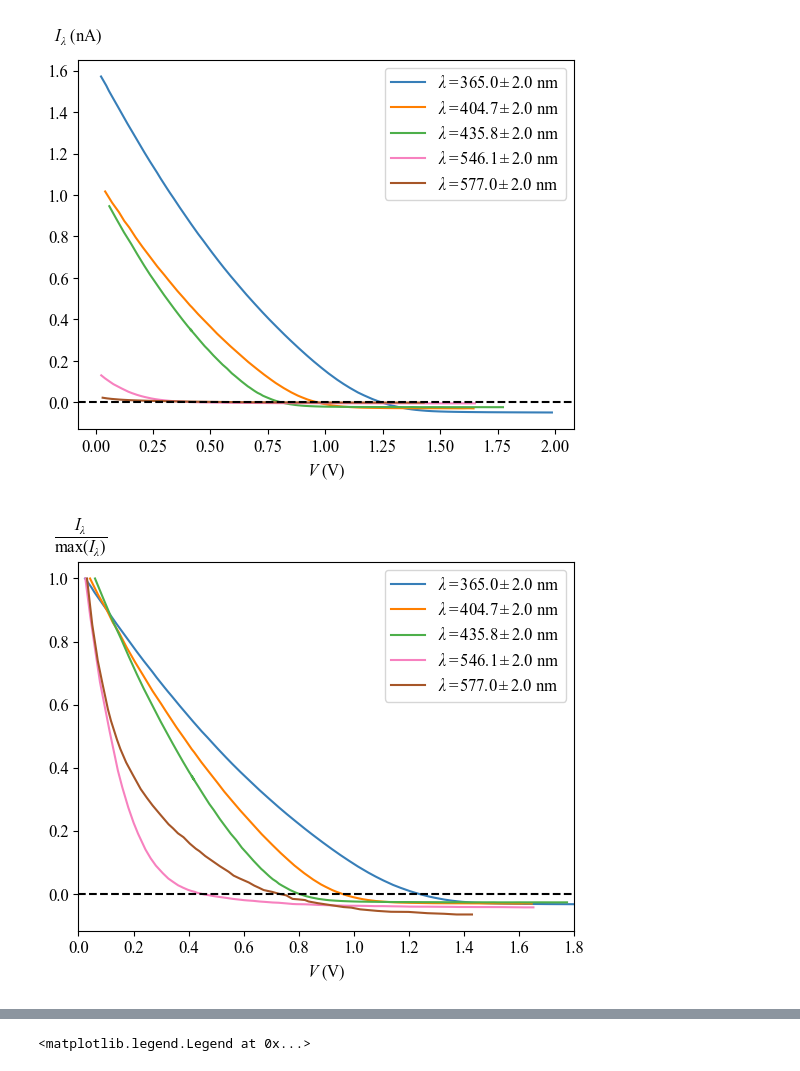
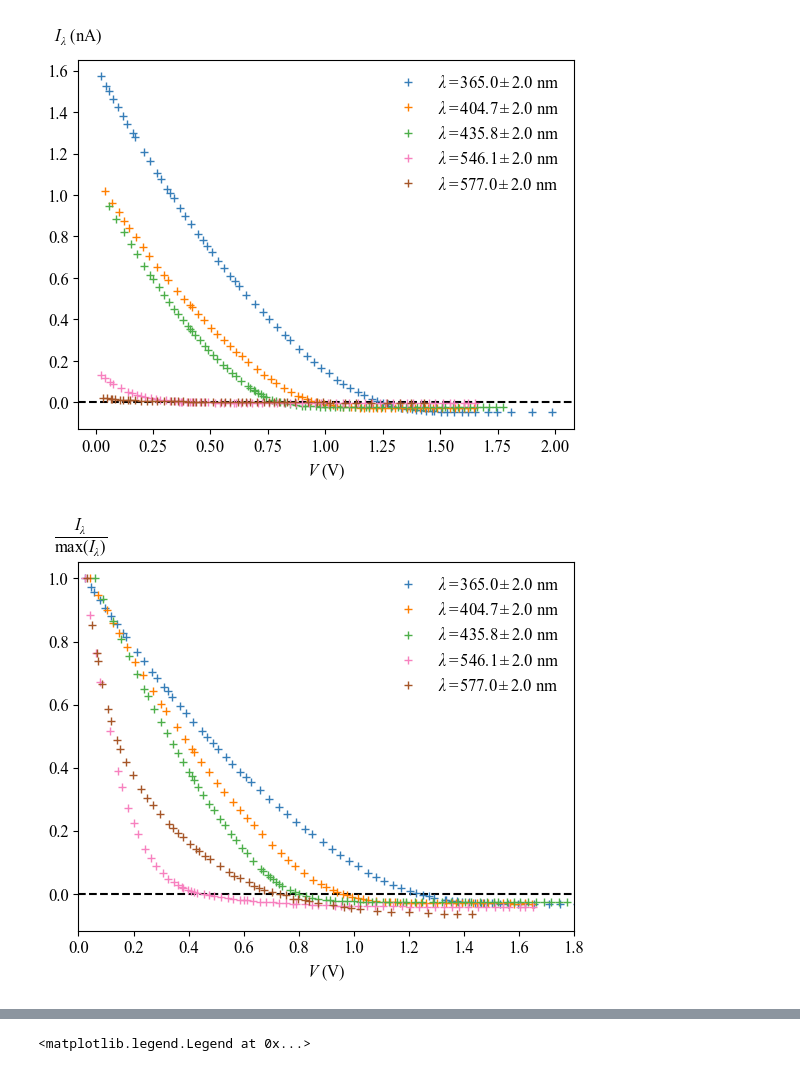
Before and after one commit to arthurlin0722/jlab, a Jupyter notebook: Arthur/photoelectric/photoelectric_analysis_day3.ipynb, the cells around one changed output, grey strips where cells are left out. Drawn from its saved outputs; the diff is of its cells as text; code cells hidden in the pictures.

```diff
--- a/Arthur/photoelectric/photoelectric_analysis_day3.ipynb
+++ b/Arthur/photoelectric/photoelectric_analysis_day3.ipynb
@@ -21,16 +21,10 @@ custom_palette = [
     '#999999', '#e41a1c', '#dede00'
 ]
 
+vinh_palette = ['chocolate', 'maroon', 'darkcyan', 'darkblue', 'deeppink', 'darkviolet']
+
 plt.rcParams["axes.prop_cycle"] = plt.cycler(color=custom_palette)
-
-plt.rcParams["font.family"] = "Times New Roman"     # Normal text
-plt.rcParams["mathtext.fontset"] = "custom"        # Custom math font
-plt.rcParams["mathtext.rm"] = "Times New Roman"    # Roman font for math
-plt.rcParams["mathtext.it"] = "Times New Roman:italic"
-plt.rcParams["mathtext.bf"] = "Times New Roman:bold"
-
-# Optional: increase default font size
-plt.rcParams["font.size"] = 12
+#plt.rcParams["axes.prop_cycle"] = plt.cycler(color=vinh_palette)
 # %%
 DATA_365 = pd.read_csv("photoelectric_data_365.0_day3.csv")
 DATA_404 = pd.read_csv("photoelectric_data_404.7_day3.csv")
@@ -82,47 +76,48 @@ plt.rcParams["mathtext.fontset"] = "custom"        # Custom math font
 plt.rcParams["mathtext.rm"] = "Times New Roman"    # Roman font for math
 plt.rcParams["mathtext.it"] = "Times New Roman:italic"
 plt.rcParams["mathtext.bf"] = "Times New Roman:bold"
+plt.rcParams["axes.prop_cycle"] = plt.cycler(color=custom_palette)
+# Optional: increase default font size
+#plt.rcParams["font.size"] = 12
 
-# Optional: increase default font size
-plt.rcParams["font.size"] = 12
-
-plt.plot(V_365, I_365, label = r"$\lambda = 365.0 \pm 2.0$ nm")
-plt.plot(V_404, I_404, label = r"$\lambda = 404.7 \pm 2.0$ nm")
-plt.plot(V_435, I_435, label = r"$\lambda = 435.8 \pm 2.0$ nm")
-plt.plot(V_546, I_546, label = r"$\lambda = 546.1 \pm 2.0$ nm")
-plt.plot(V_577, I_577, label = r"$\lambda = 577.0 \pm 2.0$ nm")
+plt.errorbar(V_365, I_365, label = r"$\lambda = 365.0 \pm 2.0$ nm", fmt = "+")
+plt.errorbar(V_404, I_404, label = r"$\lambda = 404.7 \pm 2.0$ nm", fmt = "+")
+plt.errorbar(V_435, I_435, label = r"$\lambda = 435.8 \pm 2.0$ nm", fmt = "+")
+plt.errorbar(V_546, I_546, label = r"$\lambda = 546.1 \pm 2.0$ nm", fmt = "+")
+plt.errorbar(V_577, I_577, label = r"$\lambda = 577.0 \pm 2.0$ nm", fmt = "+")
 plt.axhline(0, color='black', linestyle='--')
 #plt.ylim(0, 0.03)
 plt.xlabel(r"$V$ (V)")
 plt.annotate(r"$ I_\lambda$ (nA)", xy=(-0.05,1.05), xycoords="axes fraction" )
-plt.legend()
+plt.legend(frameon = False)
+#plt.tight_layout()
 plt.savefig('IV.pdf')
 # %% [output]
-[figure, old version]
+[figure, new version]
 # %%
 plt.rcParams["font.family"] = "Times New Roman"     # Normal text
 plt.rcParams["mathtext.fontset"] = "custom"        # Custom math font
 plt.rcParams["mathtext.rm"] = "Times New Roman"    # Roman font for math
 plt.rcParams["mathtext.it"] = "Times New Roman:italic"
 plt.rcParams["mathtext.bf"] = "Times New Roman:bold"
 
 # Optional: increase default font size
 plt.rcParams["font.size"] = 12
 
-plt.plot(V_365, I_365/I_365[0], label = r"$\lambda = 365.0 \pm 2.0$ nm")
-plt.plot(V_404, I_404/I_404[0], label = r"$\lambda = 404.7 \pm 2.0$ nm")
-plt.plot(V_435, I_435/I_435[0], label = r"$\lambda = 435.8 \pm 2.0$ nm")
-plt.plot(V_546, I_546/I_546[0], label = r"$\lambda = 546.1 \pm 2.0$ nm")
-plt.plot(V_577, I_577/I_577[0], label = r"$\lambda = 577.0 \pm 2.0$ nm")
+plt.errorbar(V_365, I_365/I_365[0], label = r"$\lambda = 365.0 \pm 2.0$ nm", fmt = "+")
+plt.errorbar(V_404, I_404/I_404[0], label = r"$\lambda = 404.7 \pm 2.0$ nm", fmt = "+")
+plt.errorbar(V_435, I_435/I_435[0], label = r"$\lambda = 435.8 \pm 2.0$ nm", fmt = "+")
+plt.errorbar(V_546, I_546/I_546[0], label = r"$\lambda = 546.1 \pm 2.0$ nm", fmt = "+")
+plt.errorbar(V_577, I_577/I_577[0], label = r"$\lambda = 577.0 \pm 2.0$ nm", fmt = "+")
 plt.axhline(0, color='black', linestyle='--')
 plt.xlim(0, 1.8)
 plt.xlabel(r"$V$ (V)")
 plt.legend()
 plt.annotate(r"$ \dfrac{I_\lambda}{\mathrm{max}(I_\lambda)}$", xy=(-0.05,1.05), xycoords="axes fraction" )
-plt.legend()
+plt.legend(frameon = False)
 plt.savefig('normalizedIV.pdf')
 # %% [output]
-[figure, old version]
+[figure, new version]
 # %%
 dIdV_365 = central_difference(V_365, I_365)
 dIdV_404 = central_difference(V_404, I_404)
```
Also changed, not shown: parts of 8 cells of this notebook, 2 other files.
